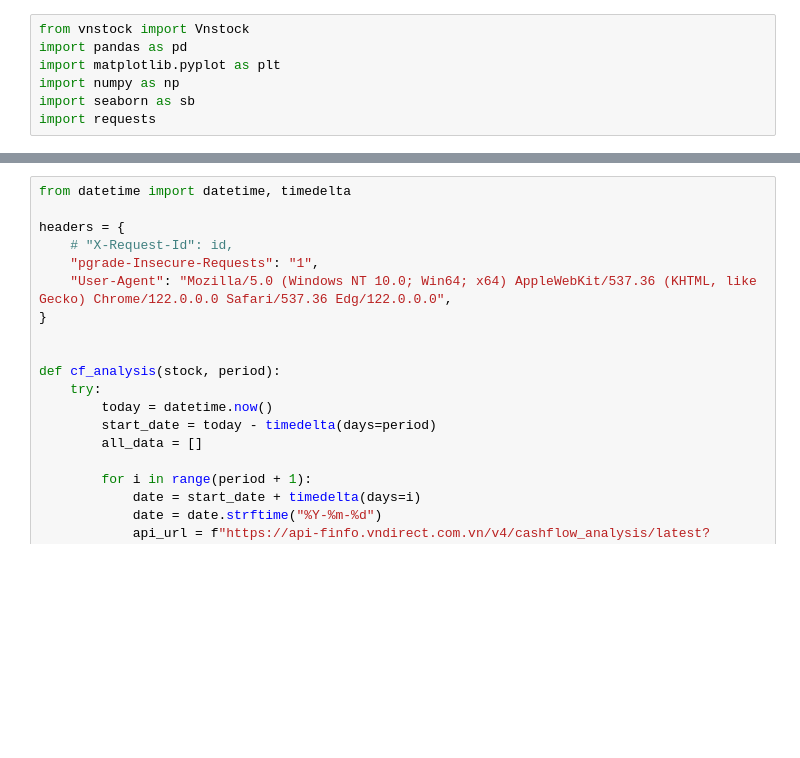
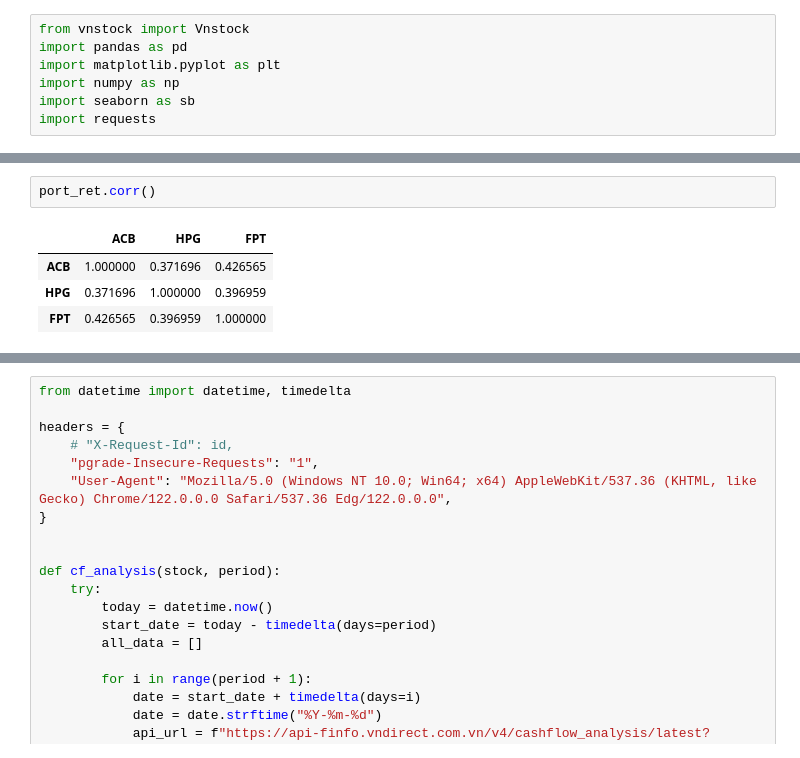
Before and after one commit to vinhnguyen-22/Vincent-Stock-Dashboard, a Jupyter notebook: notebooks/Optimize_portfolio.ipynb, the cells around one changed output, grey strips where cells are left out. Saved outputs shown, nothing was run; the diff lists cells and outputs as text; blank space fills up the shorter version.

```diff
--- a/notebooks/Optimize_portfolio.ipynb
+++ b/notebooks/Optimize_portfolio.ipynb
@@ -77,0 +214,7 @@ np.log(port_price / port_price.shift(1))
+# %%
+port_ret.corr()
+# %% [output]
+|  | ACB | HPG | FPT |
+| ACB | 1.000000 | 0.371696 | 0.426565 |
+| HPG | 0.371696 | 1.000000 | 0.396959 |
+| FPT | 0.426565 | 0.396959 | 1.000000 |
```
Also changed, not shown: parts of 12 cells of this notebook, 5 other files.
